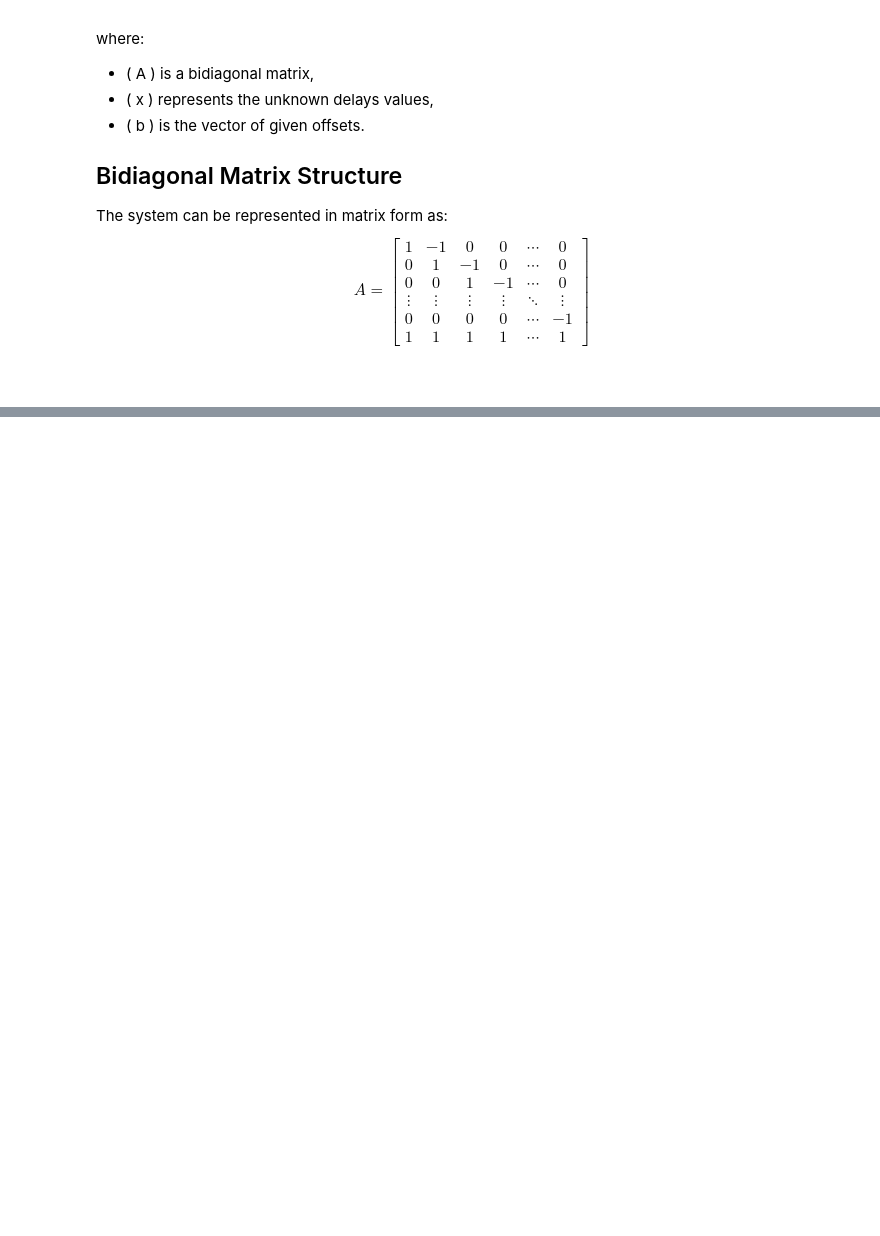
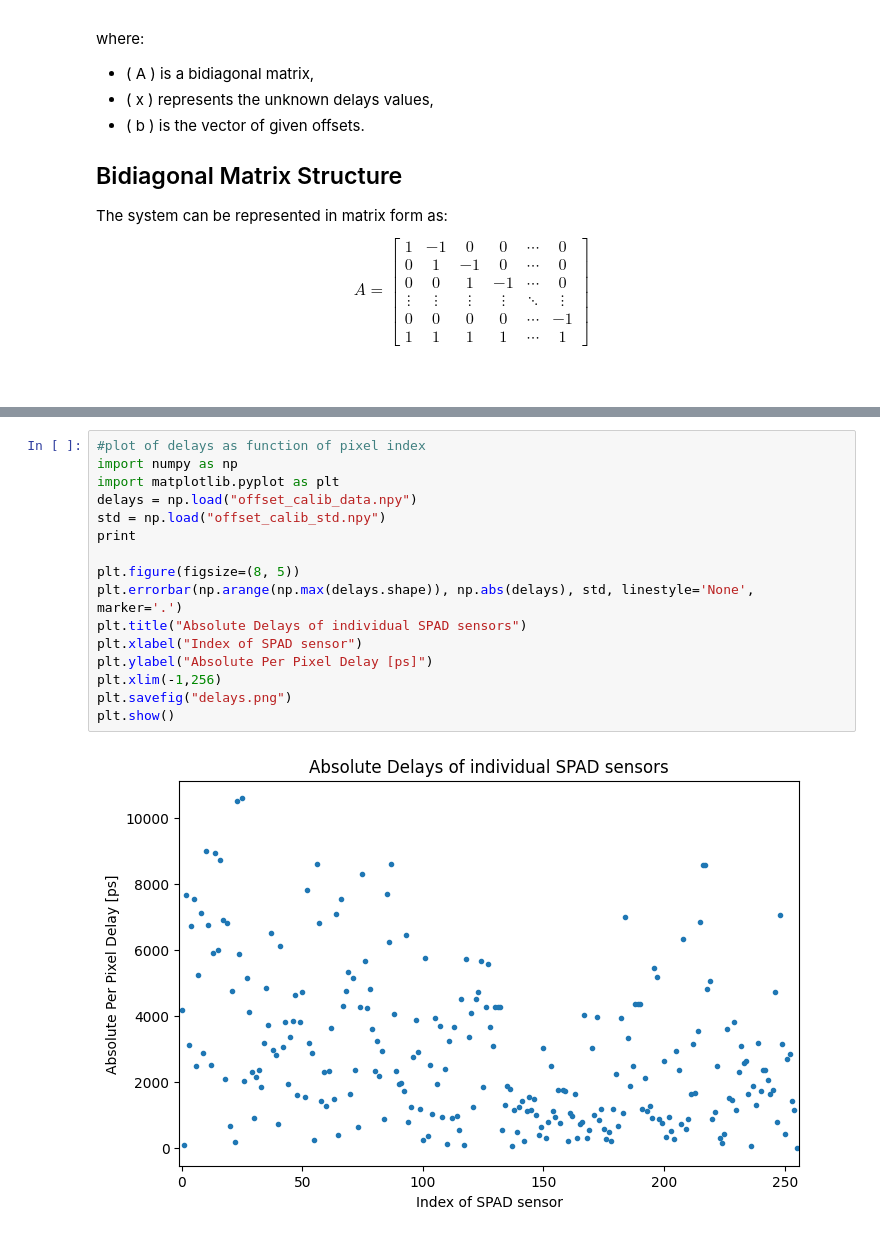
Before and after one commit to ondrajebuh37/daplis-dev, a Jupyter notebook: examples/CT_offset_calibration.ipynb, the cells around one changed output, grey strips where cells are left out. Drawn from its saved outputs; the diff is of its cells as text; blank space fills up the shorter version.

```diff
--- a/examples/CT_offset_calibration.ipynb
+++ b/examples/CT_offset_calibration.ipynb
@@ -146,0 +181,18 @@ appd = np.abs(ppd) #absolute per pixel delay as the sign is just the position fo
+# %%
+#plot of delays as function of pixel index
+import numpy as np
+import matplotlib.pyplot as plt
+delays = np.load("offset_calib_data.npy")
+std = np.load("offset_calib_std.npy")
+print
+
+plt.figure(figsize=(8, 5))
+plt.errorbar(np.arange(np.max(delays.shape)), np.abs(delays), std, linestyle='None', marker='.')
+plt.title("Absolute Delays of individual SPAD sensors")
+plt.xlabel("Index of SPAD sensor")
+plt.ylabel("Absolute Per Pixel Delay [ps]")
+plt.xlim(-1,256)
+plt.savefig("delays.png")
+plt.show()
+# %% [output]
+[figure, added]
```
Also changed, not shown: parts of 5 cells of this notebook, 1 other file.
